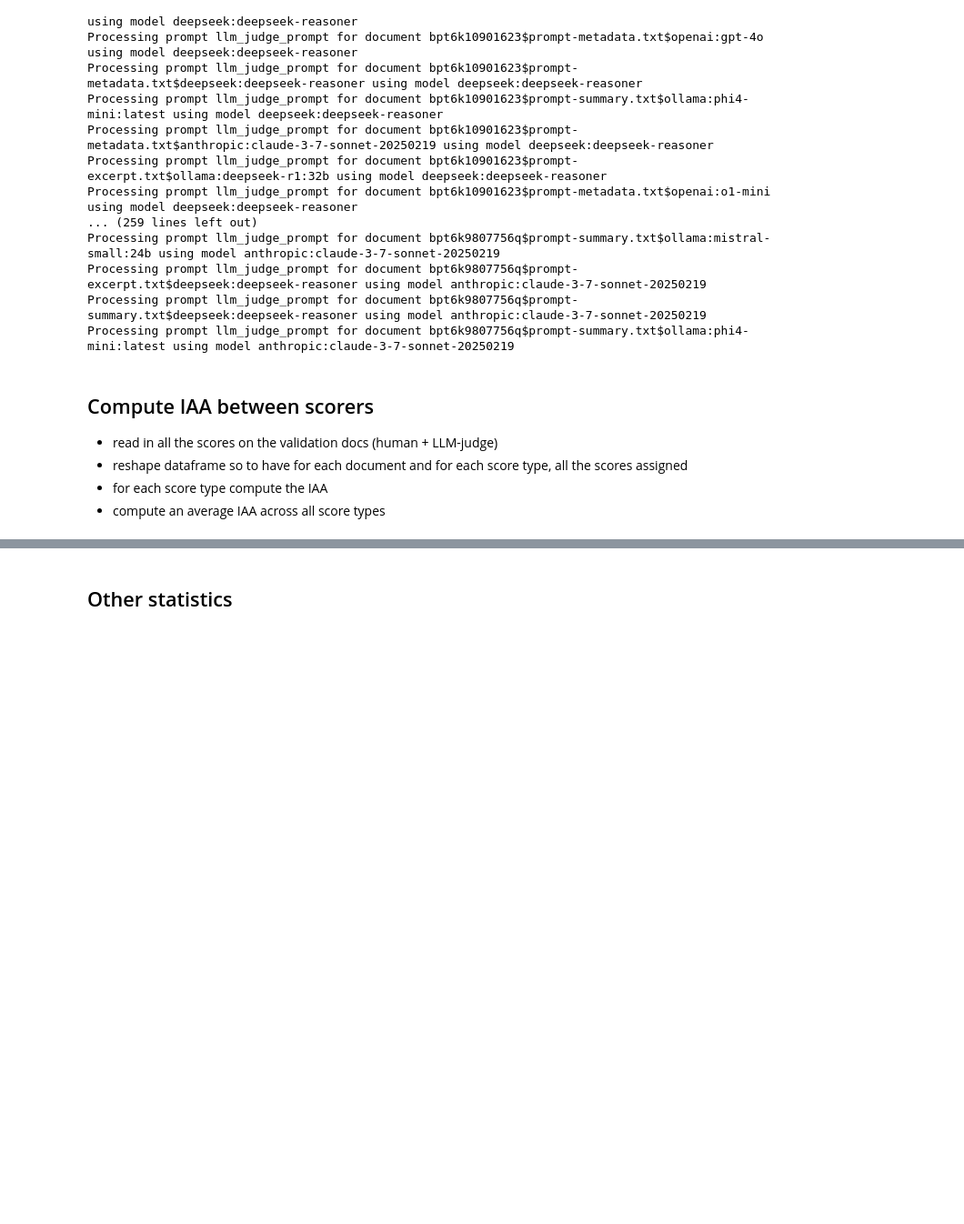
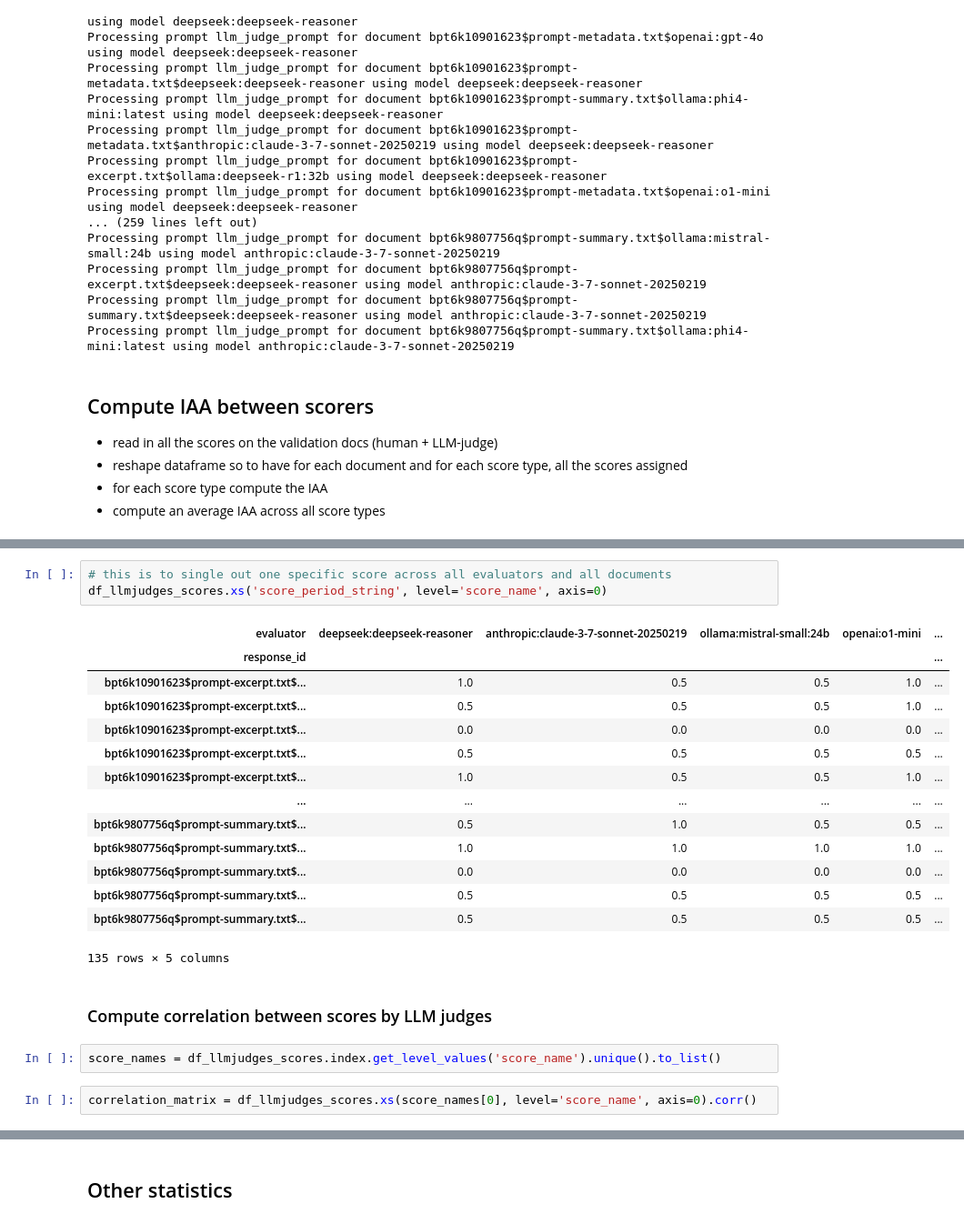
Before and after one commit to TextEnt/chrono-spatial-processing, a Jupyter notebook: notebooks/run-validation.ipynb, the cells around one changed output, grey strips where cells are left out. Shown at 91% size. Drawn from its saved outputs; the diff is of its cells as text; blank space fills up the shorter version.

```diff
--- a/notebooks/run-validation.ipynb
+++ b/notebooks/run-validation.ipynb
@@ -285,0 +411,24 @@ Processing prompt llm_judge_prompt for document bpt6k9807756q$prompt-summary.txt
+# %%
+# this is to single out one specific score across all evaluators and all documents
+df_llmjudges_scores.xs('score_period_string', level='score_name', axis=0)
+# %% [output]
+| evaluator | deepseek:deepseek-reasoner | anthropic:claude-3-7-sonnet-20250219 | ollama:mistral-small:24b | openai:o1-mini | ... |
+| response_id |  |  |  |  | ... |
+| bpt6k10901623$prompt-excerpt.txt$... | 1.0 | 0.5 | 0.5 | 1.0 | ... |
+| bpt6k10901623$prompt-excerpt.txt$... | 0.5 | 0.5 | 0.5 | 1.0 | ... |
+| bpt6k10901623$prompt-excerpt.txt$... | 0.0 | 0.0 | 0.0 | 0.0 | ... |
+| bpt6k10901623$prompt-excerpt.txt$... | 0.5 | 0.5 | 0.5 | 0.5 | ... |
+| bpt6k10901623$prompt-excerpt.txt$... | 1.0 | 0.5 | 0.5 | 1.0 | ... |
+| ... | ... | ... | ... | ... | ... |
+| bpt6k9807756q$prompt-summary.txt$... | 0.5 | 1.0 | 0.5 | 0.5 | ... |
+| bpt6k9807756q$prompt-summary.txt$... | 1.0 | 1.0 | 1.0 | 1.0 | ... |
+| bpt6k9807756q$prompt-summary.txt$... | 0.0 | 0.0 | 0.0 | 0.0 | ... |
+| bpt6k9807756q$prompt-summary.txt$... | 0.5 | 0.5 | 0.5 | 0.5 | ... |
+| bpt6k9807756q$prompt-summary.txt$... | 0.5 | 0.5 | 0.5 | 0.5 | ... |
+135 rows × 5 columns
+# %% [markdown]
+### Compute correlation between scores by LLM judges
+# %%
+score_names = df_llmjudges_scores.index.get_level_values('score_name').unique().to_list()
+# %%
+correlation_matrix = df_llmjudges_scores.xs(score_names[0], level='score_name', axis=0).corr()
```
Also changed, not shown: parts of 35 cells of this notebook, 1 other file.
